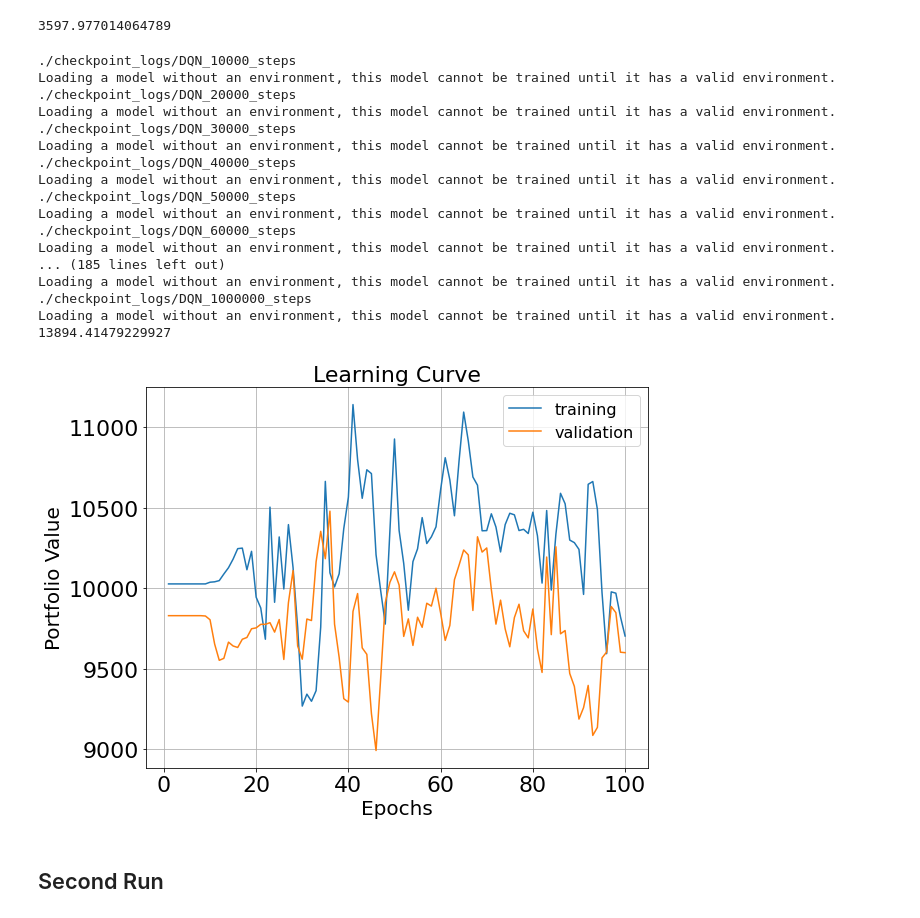
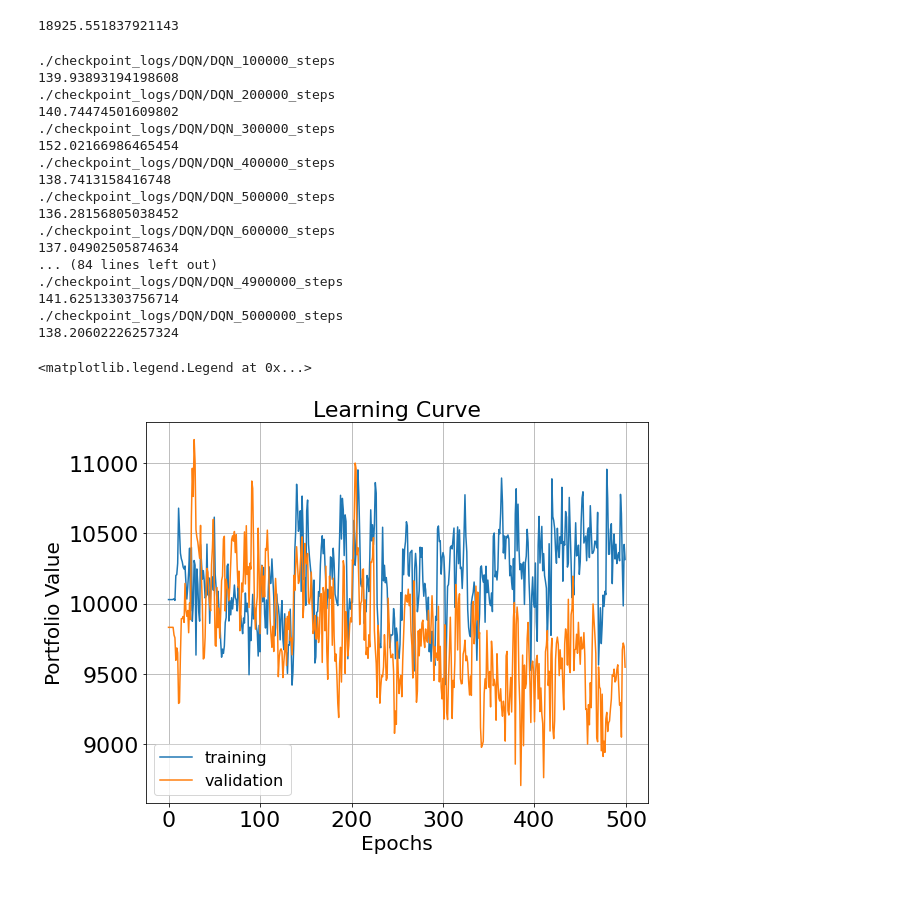
Before and after one commit to YAOS5/Amazon-Trading-Bot, a Jupyter notebook: learning_curve_demo.ipynb, the cells around one changed output. Cells and saved outputs as stored; diff of their text form; code cells hidden in the pictures; blank space fills up the shorter version.

Commit message:
trained DQN model and refactored code for plots in report

```diff
--- a/learning_curve_demo.ipynb
+++ b/learning_curve_demo.ipynb
@@ -38,38 +32,38 @@ env_val =  Environment(val_data["close"].to_list(), balance=INITIAL_BALANCE, pas
 # %%
 # model learn timesteps(10_000 * EPOCHS)
-# use callback to save model!
+EPOCHS = 500
 start_time = time.time()
 
-env_learn = Environment(train_data["close"].to_list(), balance=INITIAL_BALANCE, past_ticks=PAST_TICKS, train=True)
+env_learn = Environment(train_data["close"].to_list(), balance=INITIAL_BALANCE, past_ticks=PAST_TICKS)
 
 model = DQN(MlpPolicy, env_learn, learning_rate=0.00001, batch_size=50, seed=1, verbose=0, double_q=True)
 
-# callback for saving the model at each 10_000 steps
-checkpoint_callback = CheckpointCallback(save_freq=10_000, save_path='./checkpoint_logs/',
-                                         name_prefix='DQN_final')
+# use callback to save model!
+checkpoint_callback = CheckpointCallback(save_freq=10_000, save_path='./checkpoint_logs/DQN/',
+                                         name_prefix='DQN')
 
-model.learn(10_000*EPOCHS, callback=checkpoint_callback, log_interval=10_000)
+# save at every 1k timestep
+model.learn(10_000*EPOCHS, callback=checkpoint_callback, log_interval=1_000)
 
 print(time.time()-start_time)
 # %% [output]
-3597.977014064789
+18925.551837921143
 # %%
-start_time = time.time()
-log_dir = "./checkpoint_logs/"
-EPOCHS = 100
-
-env_train = Environment(train_data["close"].to_list(), balance=INITIAL_BALANCE, past_ticks=PAST_TICKS)
-
-env_val =  Environment(val_data["close"].to_list(), balance=INITIAL_BALANCE, past_ticks=PAST_TICKS)
+log_dir = "./checkpoint_logs/DQN/"
 
 train_portfolio_values = []
 val_portfolio_values = []
 
 for i in range(1, EPOCHS + 1):
+    start_time = time.time()
+    env_train = Environment(train_data["close"].to_list(), balance=INITIAL_BALANCE, past_ticks=PAST_TICKS)
 
-    # load each model
+    env_val =  Environment(val_data["close"].to_list(), balance=INITIAL_BALANCE, past_ticks=PAST_TICKS)
+
     path = log_dir + f"DQN_{i*10000}_steps"
-    print(path)
+    if i % 10 == 0:
+        print(path)
+
     model = DQN.load(path)
 
     train_obs = env_train.reset(rand_start=False) # t=0
@@ -100,38 +94,37 @@ for i in range(1, EPOCHS + 1):
 
     val_portfolio_values.append(val_portfolio_value)
 
-print(time.time()-start_time)
+    if i % 10 == 0:
+        print(time.time()-start_time)
 # %% [output]
-./checkpoint_logs/DQN_10000_steps
-Loading a model without an environment, this model cannot be trained until it has a valid environment.
-./checkpoint_logs/DQN_20000_steps
-Loading a model without an environment, this model cannot be trained until it has a valid environment.
-./checkpoint_logs/DQN_30000_steps
-Loading a model without an environment, this model cannot be trained until it has a valid environment.
-./checkpoint_logs/DQN_40000_steps
-Loading a model without an environment, this model cannot be trained until it has a valid environment.
-./checkpoint_logs/DQN_50000_steps
-Loading a model without an environment, this model cannot be trained until it has a valid environment.
-./checkpoint_logs/DQN_60000_steps
-Loading a model without an environment, this model cannot be trained until it has a valid environment.
-... (185 lines left out)
-Loading a model without an environment, this model cannot be trained until it has a valid environment.
-./checkpoint_logs/DQN_1000000_steps
-Loading a model without an environment, this model cannot be trained until it has a valid environment.
-13894.41479229927
+./checkpoint_logs/DQN/DQN_100000_steps
+139.93893194198608
+./checkpoint_logs/DQN/DQN_200000_steps
+140.74474501609802
+./checkpoint_logs/DQN/DQN_300000_steps
+152.02166986465454
+./checkpoint_logs/DQN/DQN_400000_steps
+138.7413158416748
+./checkpoint_logs/DQN/DQN_500000_steps
+136.28156805038452
+./checkpoint_logs/DQN/DQN_600000_steps
+137.04902505874634
+... (84 lines left out)
+./checkpoint_logs/DQN/DQN_4900000_steps
+141.62513303756714
+./checkpoint_logs/DQN/DQN_5000000_steps
+138.20602226257324
 # %%
-epoch_ranges = np.arange(1, EPOCHS+1)
+epoch_ranges = np.arange(0, len(train_portfolio_values))
 fig, ax = plt.subplots(figsize=(9,7))
 plt.plot(epoch_ranges, train_portfolio_values, label="training")
 plt.plot(epoch_ranges, val_portfolio_values, label="validation")
 plt.title("Learning Curve", fontsize=22)
 plt.xlabel("Epochs", fontsize=20)
 plt.ylabel("Portfolio Value", fontsize=20)
-
 plt.grid()
 plt.legend(fontsize=16)
-#plt.savefig("learning_curve_double_qn_latest")
+#plt.savefig("learning_curve_double_qn_without_train")
 # %% [output]
+<matplotlib.legend.Legend at 0x...>
-[figure, old version]
+[figure, new version]
-# %% [markdown]
-## Second Run
```
Also changed, not shown: parts of 14 cells of this notebook, 7 other files.
